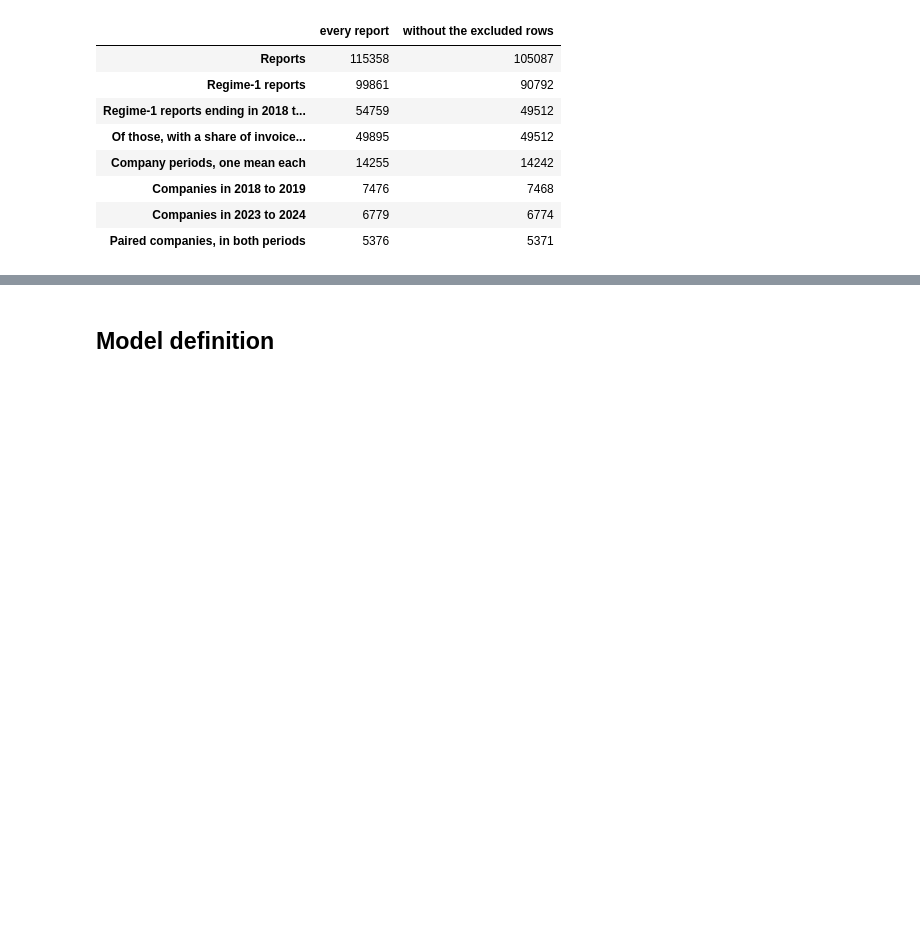
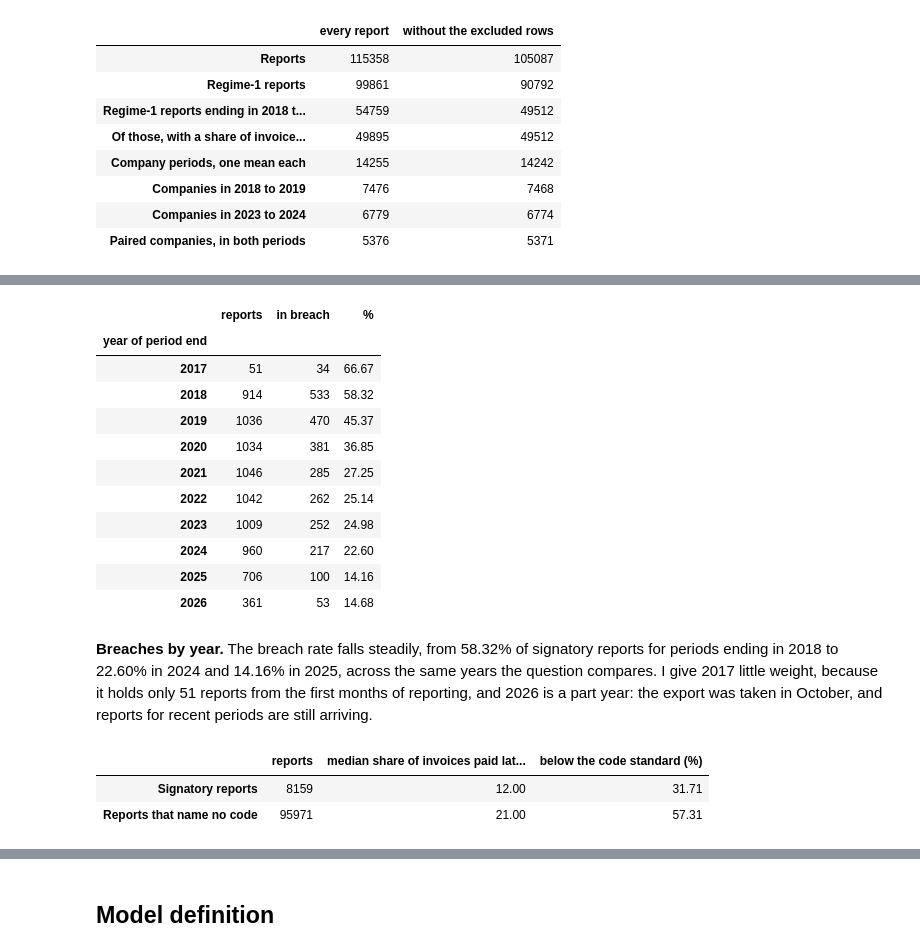
Before and after one commit to PaddyGilliland1/statistical-analysis-project, a Jupyter notebook: analysis.ipynb, the cells around one changed output, grey strips where cells are left out. Cells and saved outputs as stored; diff of their text form; code cells hidden in the pictures; blank space fills up the shorter version.

Commit message:
Add screening for code breaches and late publication

```diff
--- a/analysis.ipynb
+++ b/analysis.ipynb
@@ -886,0 +1168,33 @@ Paired companies: 5,371 (the analysis needs at least 200)
+# %%
+bands = [col["within_30"], col["31_to_60"], col["over_60"]]
+# A report with all three bands at 0 made no payments, so as ruled it stays
+# out of this check, which reads the bands.
+testable = flagged[bands].notna().all(axis=1) & ~has_reason(
+    flagged, ["All three time bands are 0"]
+)
+below = below_code_standard(flagged, col)
+tested = signatory & testable
+breach = tested & below
+paid_after_60 = flagged[col["over_60"]]
+code_counts = count_reports(
+    flagged,
+    col,
+    {
+        "Signatory reports with figures to test": tested,
+        "In breach of the code standard": breach,
+        "Paid later than 60 days: 10% or more": tested & (paid_after_60 >= 10),
+        "Paid later than 60 days: 20% or more": tested & (paid_after_60 >= 20),
+    },
+    tested,
+)
+zero_bands = signatory & has_reason(flagged, ["All three time bands are 0"])
+print(
+    "Signatory reports with all three bands at 0, left out: "
+    f"{zero_bands.sum()}"
+)
+print(
+    "A breach: 6% or more paid later than 60 days, and 94% or less paid "
+    "within 60 days (the first two bands together), so fewer than 95% "
+    "paid within 60 days whichever way the rounding fell."
+)
+code_counts
@@ -886,0 +1211,34 @@ Paired companies: 5,371 (the analysis needs at least 200)
+# %%
+code_years = rate_by_year(flagged, col, tested, breach, "in breach")
+code_years
+# %% [output]
+|  | reports | in breach | % |
+| year of period end |  |  |  |
+| 2017 | 51 | 34 | 66.67 |
+| 2018 | 914 | 533 | 58.32 |
+| 2019 | 1036 | 470 | 45.37 |
+| 2020 | 1034 | 381 | 36.85 |
+| 2021 | 1046 | 285 | 27.25 |
+| 2022 | 1042 | 262 | 25.14 |
+| 2023 | 1009 | 252 | 24.98 |
+| 2024 | 960 | 217 | 22.60 |
+| 2025 | 706 | 100 | 14.16 |
+| 2026 | 361 | 53 | 14.68 |
+# %% [markdown]
+**Breaches by year.** The breach rate falls steadily, from 58.32% of signatory reports for periods ending in 2018 to 22.60% in 2024 and 14.16% in 2025, across the same years the question compares. I give 2017 little weight, because it holds only 51 reports from the first months of reporting, and 2026 is a part year: the export was taken in October, and reports for recent periods are still arriving.
+# %%
+names_no_code = classes.eq("none") & testable
+code_context = code_standard_context(
+    flagged,
+    col,
+    {
+        "Signatory reports": tested,
+        "Reports that name no code": names_no_code,
+    },
+    below,
+)
+code_context
+# %% [output]
+|  | reports | median share of invoices paid lat... | below the code standard (%) |
+| Signatory reports | 8159 | 12.00 | 31.71 |
+| Reports that name no code | 95971 | 21.00 | 57.31 |
```
Also changed, not shown: parts of 24 cells of this notebook.
